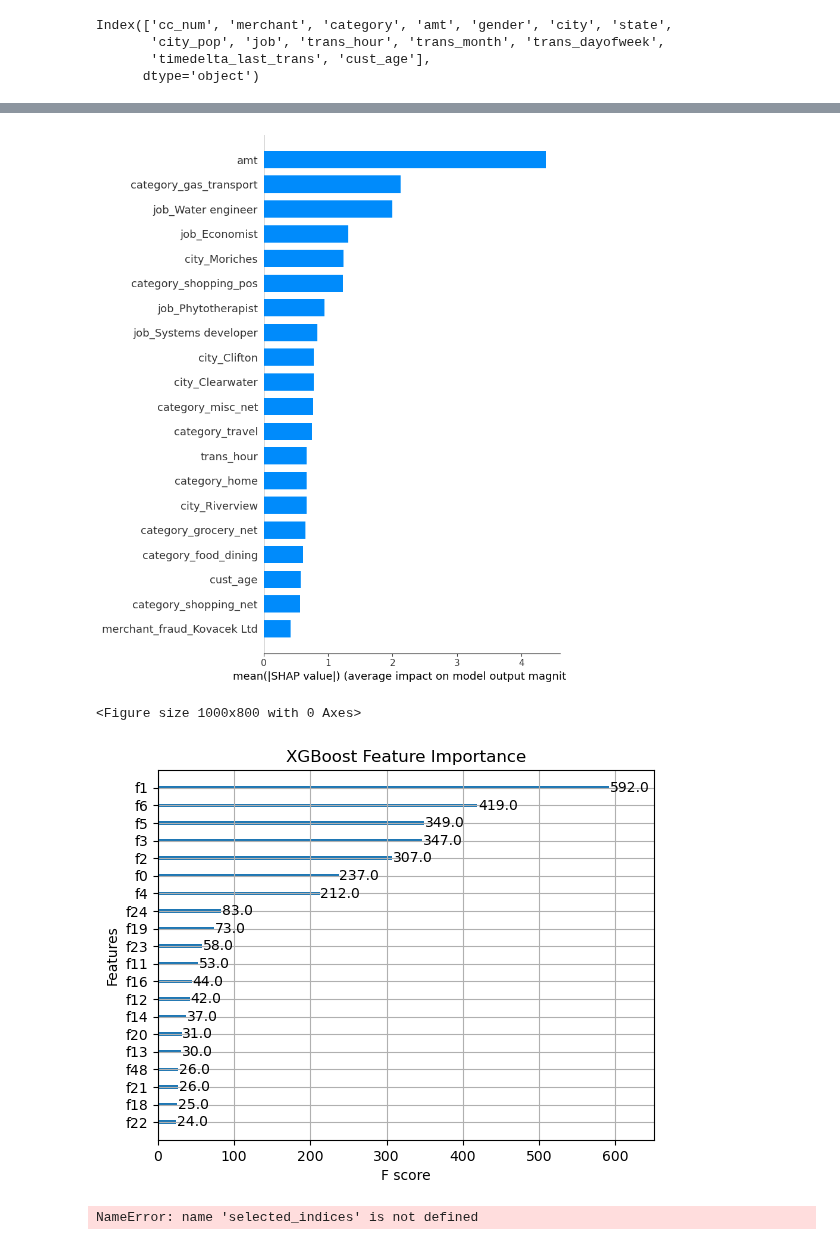
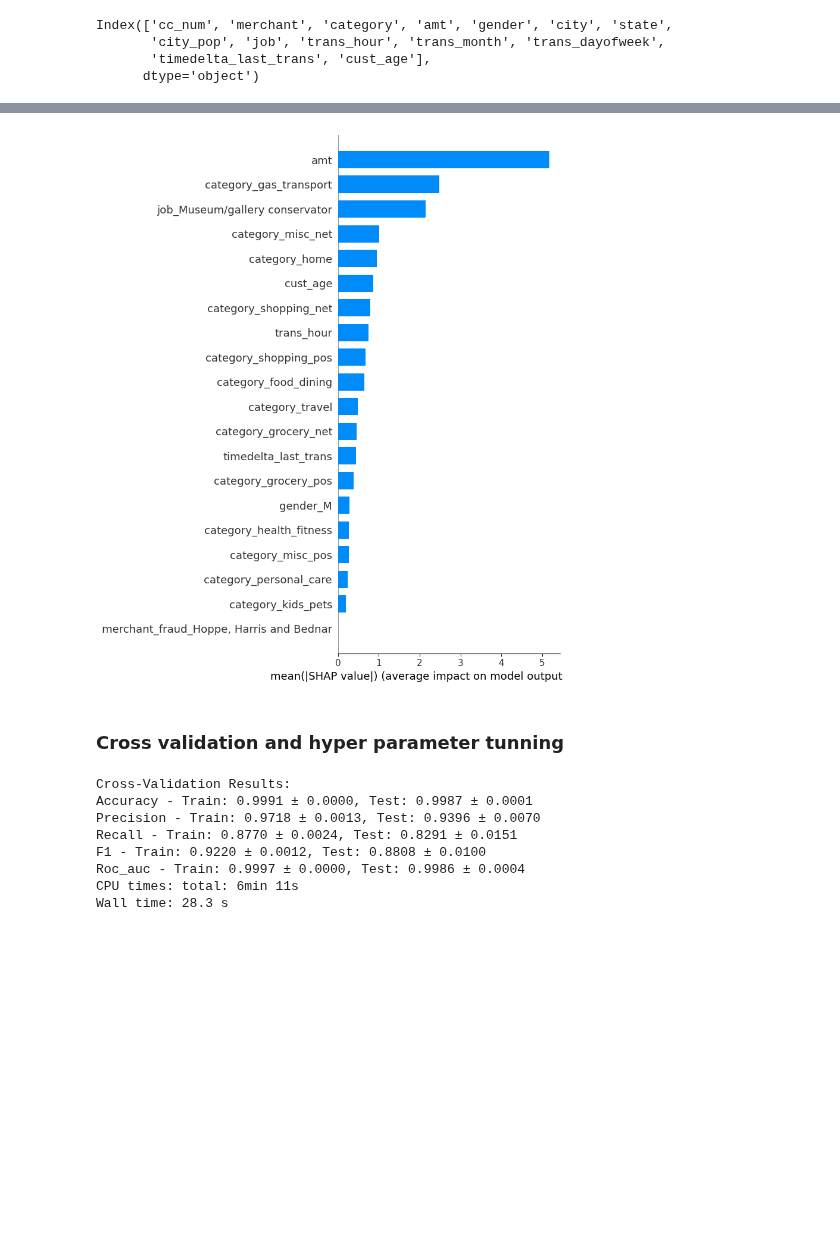
Before and after one commit to thanhdcng/detect-fraudulent-credit-card-transactions, a Jupyter notebook: notebooks/Final model- with 20 best features.ipynb, the cells around one changed output, grey strips where cells are left out. Drawn from its saved outputs; the diff is of its cells as text; code cells hidden in the pictures; blank space fills up the shorter version.

Commit message:
Final model 20 features

```diff
--- a/notebooks/Final model- with 20 best features.ipynb
+++ b/notebooks/Final model- with 20 best features.ipynb
@@ -353,5 +512,4 @@ joblib.dump(xgb_model, 'final_model.joblib')
 # %%
-'''
 # Load the training dataset
 X_train_rfe, y_train = joblib.load('X_train_rfe_y_train.joblib')
 
@@ -362,5 +520,4 @@ X_val_rfe, y_val = joblib.load('X_val_rfe_y_val.joblib')
 X_unseen_rfe, y_unseen = joblib.load('X_unseen_rfe_y_unseen.joblib')
 
 # Load the trained XGBoost model
-xgb_model = joblib.load('xgb_model.joblib')
-'''
+xgb_model = joblib.load('final_model_20_features.joblib')
@@ -392,62 +552,48 @@ shap.summary_plot(shap_values, features=X_val_rfe.toarray(), feature_names=selec
 # %%
 import shap
 import numpy as np
 from xgboost import plot_importance
 import matplotlib.pyplot as plt
 
 # Assuming `X_val_rfe` is a sparse matrix, convert it to dense
 X_val_rfe_dense = X_val_rfe.toarray()
 
 # Initialize the SHAP explainer
 explainer = shap.TreeExplainer(xgb_model)
 
 # Calculate SHAP values for the validation data
 shap_values = explainer.shap_values(X_val_rfe_dense)
 
 # Assuming `selected_feature_names` is a list of the RFE-selected feature names
 # Summary plot of SHAP values
 shap.summary_plot(shap_values, X_val_rfe_dense, feature_names=selected_feature_names, plot_type="bar")
-
-# Feature importance plot using XGBoost's plot_importance function
-plt.figure(figsize=(10, 8))
-plot_importance(xgb_model, max_num_features=20, importance_type='weight', title='XGBoost Feature Importance')
-plt.title("XGBoost Feature Importance")
-plt.show()
 # %% [output]
-[figure, old version]
+[figure, new version]
-<Figure size 1000x800 with 0 Axes>
-[figure, removed]
-# %%
-import shap
-import numpy as np
-from xgboost import plot_importance
-import matplotlib.pyplot as plt
-
-# Load the OneHotEncoder
-ohe = joblib.load('onehot_encoder.joblib')
-
-# Get the encoded feature names using the names stored in the OneHotEncoder
-encoded_feature_names = ohe.get_feature_names_out()
-
-# Assuming selected_indices is the indices list that you got from RFE
-selected_feature_names = [encoded_feature_names[i] for i in selected_indices]
-
-# Ensure X_val_rfe is in dense format
-X_val_rfe_dense = X_val_rfe.toarray()
-
-# Initialize the SHAP explainer
-explainer = shap.TreeExplainer(xgb_model)
-
-# Calculate SHAP values for the validation data
-shap_values = explainer.shap_values(X_val_rfe_dense)
-
-# Summary plot of SHAP values
-shap.summary_plot(shap_values, X_val_rfe_dense, feature_names=selected_feature_names, plot_type="bar")
-
-# Feature importance plot using XGBoost's plot_importance function
-plt.figure(figsize=(10, 8))
-plot_importance(xgb_model, max_num_features=20, importance_type='weight', title='XGBoost Feature Importance')
-plt.title("XGBoost Feature Importance")
-plt.show()
-# %% [output]
-NameError: name 'selected_indices' is not defined
+# %% [markdown]
+### Cross validation and hyper parameter tunning
+# %%
+%%time
+from sklearn.model_selection import cross_validate, StratifiedKFold
+
+# Initialize StratifiedKFold
+strat_k_fold = StratifiedKFold(n_splits=10, shuffle=True, random_state=42)
+
+# Define the scoring metrics
+scoring = ['accuracy', 'precision', 'recall', 'f1', 'roc_auc']
+
+# Perform cross-validation
+cv_results = cross_validate(xgb_model, X_train_rfe, y_train, cv=strat_k_fold, scoring=scoring, return_train_score=True)
+
+# Print cross-validation results
+print("Cross-Validation Results:")
+for score in scoring:
+    print(f"{score.capitalize()} - Train: {np.mean(cv_results['train_' + score]):.4f} ± {np.std(cv_results['train_' + score]):.4f}, Test: {np.mean(cv_results['test_' + score]):.4f} ± {np.std(cv_results['test_' + score]):.4f}")
+# %% [output]
+Cross-Validation Results:
+Accuracy - Train: 0.9991 ± 0.0000, Test: 0.9987 ± 0.0001
+Precision - Train: 0.9718 ± 0.0013, Test: 0.9396 ± 0.0070
+Recall - Train: 0.8770 ± 0.0024, Test: 0.8291 ± 0.0151
+F1 - Train: 0.9220 ± 0.0012, Test: 0.8808 ± 0.0100
+Roc_auc - Train: 0.9997 ± 0.0000, Test: 0.9986 ± 0.0004
+CPU times: total: 6min 11s
+Wall time: 28.3 s
```
Also changed, not shown: parts of 34 cells of this notebook, 4 other files.
